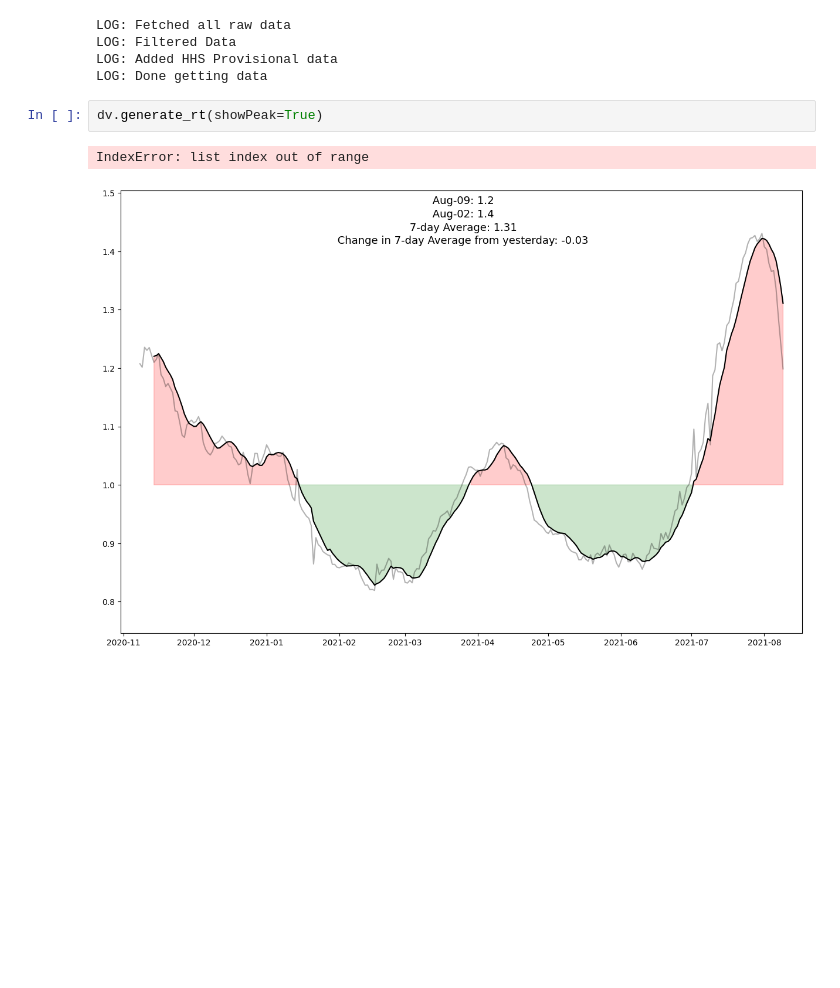
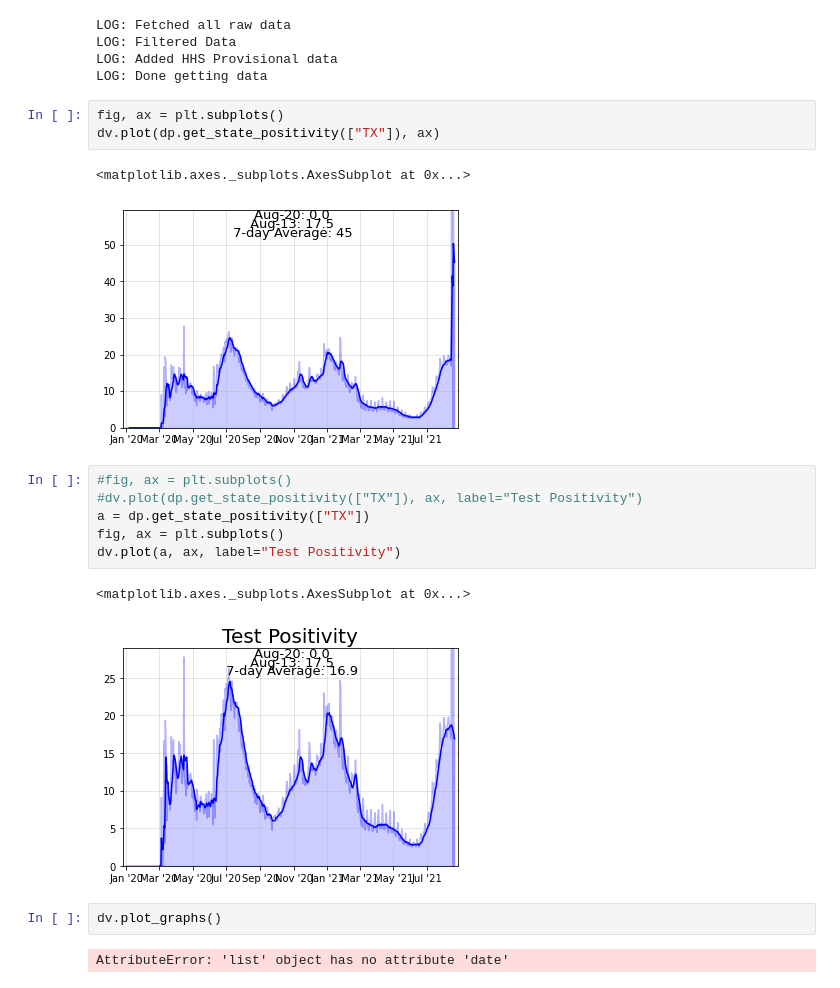
Before and after one commit to jonahdf/covid-twitter-bot, a Jupyter notebook: src/playground.ipynb, the cells around one changed output. Drawn from its saved outputs; the diff is of its cells as text; blank space fills up the shorter version.

Commit message:
Made test positivity measurement more accurate

```diff
--- a/src/playground.ipynb
+++ b/src/playground.ipynb
@@ -23,8 +23,22 @@ LOG: Fetched all raw data
 LOG: Filtered Data
 LOG: Added HHS Provisional data
 LOG: Done getting data
-# %%
-dv.generate_rt(showPeak=True)
-# %% [output]
-IndexError: list index out of range
-[figure, removed]
+# %%
+fig, ax = plt.subplots()
+dv.plot(dp.get_state_positivity(["TX"]), ax)
+# %% [output]
+<matplotlib.axes._subplots.AxesSubplot at 0x...>
+[figure, added]
+# %%
+#fig, ax = plt.subplots()
+#dv.plot(dp.get_state_positivity(["TX"]), ax, label="Test Positivity")
+a = dp.get_state_positivity(["TX"])
+fig, ax = plt.subplots()
+dv.plot(a, ax, label="Test Positivity")
+# %% [output]
+<matplotlib.axes._subplots.AxesSubplot at 0x...>
+[figure, added]
+# %%
+dv.plot_graphs()
+# %% [output]
+AttributeError: 'list' object has no attribute 'date'
```
Also changed, not shown: 2 other files.
